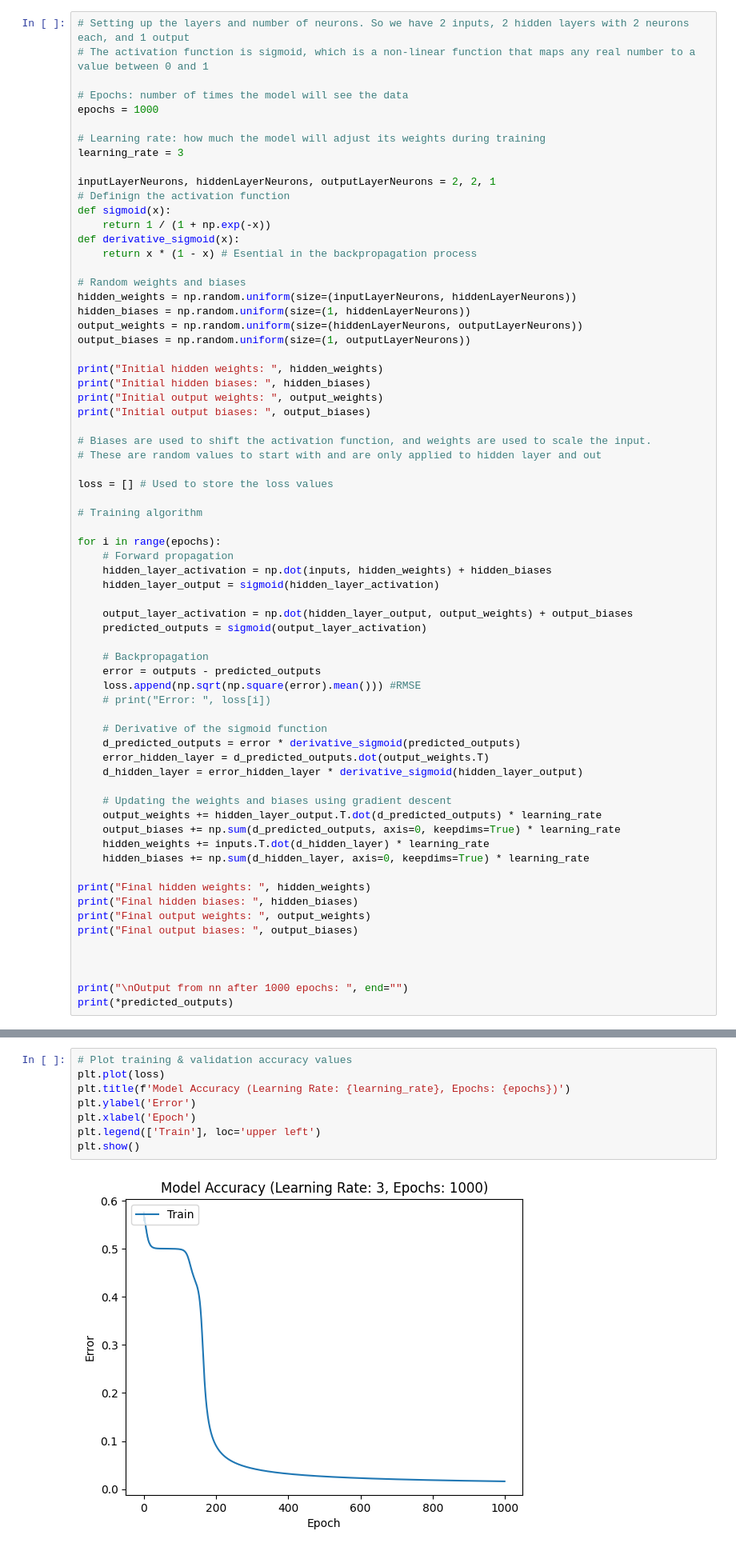
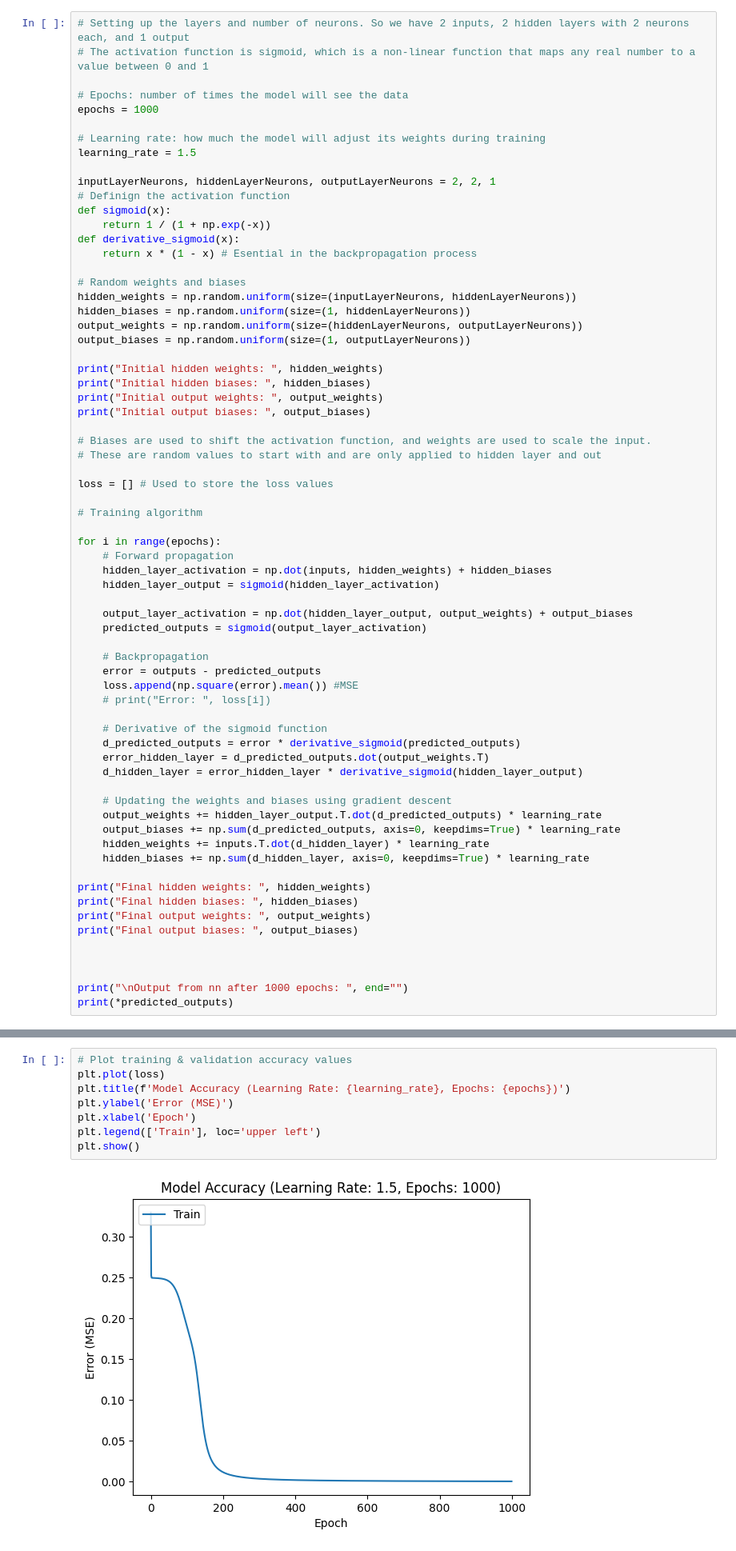
Before and after one commit to Tsunbert/neural-networks, a Jupyter notebook: xor-nn.ipynb, the cells around one changed output, grey strips where cells are left out. Shown at 80% size. Drawn from its saved outputs; the diff is of its cells as text.

```diff
--- a/xor-nn.ipynb
+++ b/xor-nn.ipynb
@@ -32,7 +32,7 @@ plt.show()
 epochs = 1000
 
 # Learning rate: how much the model will adjust its weights during training
-learning_rate = 3
+learning_rate = 1.5
 
 inputLayerNeurons, hiddenLayerNeurons, outputLayerNeurons = 2, 2, 1
 # Definign the activation function
@@ -69,7 +69,7 @@ for i in range(epochs):
 
     # Backpropagation
     error = outputs - predicted_outputs
-    loss.append(np.sqrt(np.square(error).mean())) #RMSE
+    loss.append(np.square(error).mean()) #MSE
     # print("Error: ", loss[i])
 
     # Derivative of the sigmoid function
@@ -110,13 +110,13 @@ Output from nn after 1000 epochs: [0.01577369] [0.98335033] [0.98333554] [0.0205
 # %%
 # Plot training & validation accuracy values
 plt.plot(loss)
 plt.title(f'Model Accuracy (Learning Rate: {learning_rate}, Epochs: {epochs})')
-plt.ylabel('Error')
+plt.ylabel('Error (MSE)')
 plt.xlabel('Epoch')
 plt.legend(['Train'], loc='upper left')
 plt.show()
 # %% [output]
-[figure, old version]
+[figure, new version]
 # %% [markdown]
 ## II. Class Object xor-NN
 # %%
```
Also changed, not shown: parts of 10 cells of this notebook.
